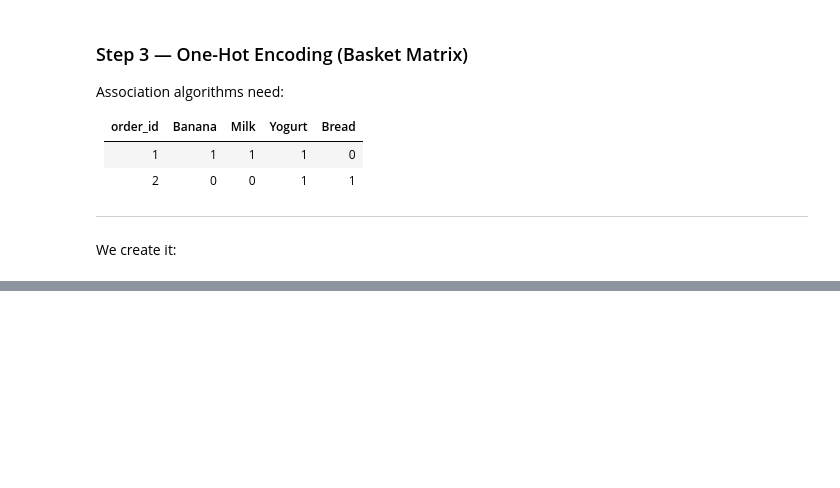
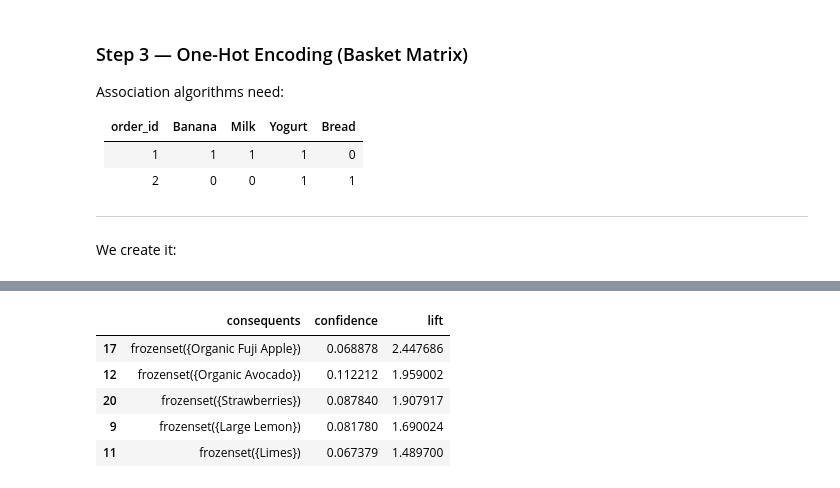
Before and after one commit to pradeepjoel/instacart-retail-project, a Jupyter notebook: association_rule_mining/association_rule_mining.ipynb, the cells around one changed output, grey strips where cells are left out. Saved outputs shown, nothing was run; the diff lists cells and outputs as text; code cells hidden in the pictures; blank space fills up the shorter version.

```diff
--- a/association_rule_mining/association_rule_mining.ipynb
+++ b/association_rule_mining/association_rule_mining.ipynb
@@ -130,0 +174,17 @@ Now you are ready for mining 🔥
+# %%
+def recommend(product_name, rules, top_n=5):
+
+    recs = rules[rules['antecedents'].apply(lambda x: product_name in x)]
+
+    recs = recs.sort_values('lift', ascending=False)
+
+    return recs[['consequents','confidence','lift']].head(top_n)
+
+recommend('Banana', rules)
+# %% [output]
+|  | consequents | confidence | lift |
+| 17 | frozenset({Organic Fuji Apple}) | 0.068878 | 2.447686 |
+| 12 | frozenset({Organic Avocado}) | 0.112212 | 1.959002 |
+| 20 | frozenset({Strawberries}) | 0.087840 | 1.907917 |
+| 9 | frozenset({Large Lemon}) | 0.081780 | 1.690024 |
+| 11 | frozenset({Limes}) | 0.067379 | 1.489700 |
```
Also changed, not shown: parts of 11 cells of this notebook.
